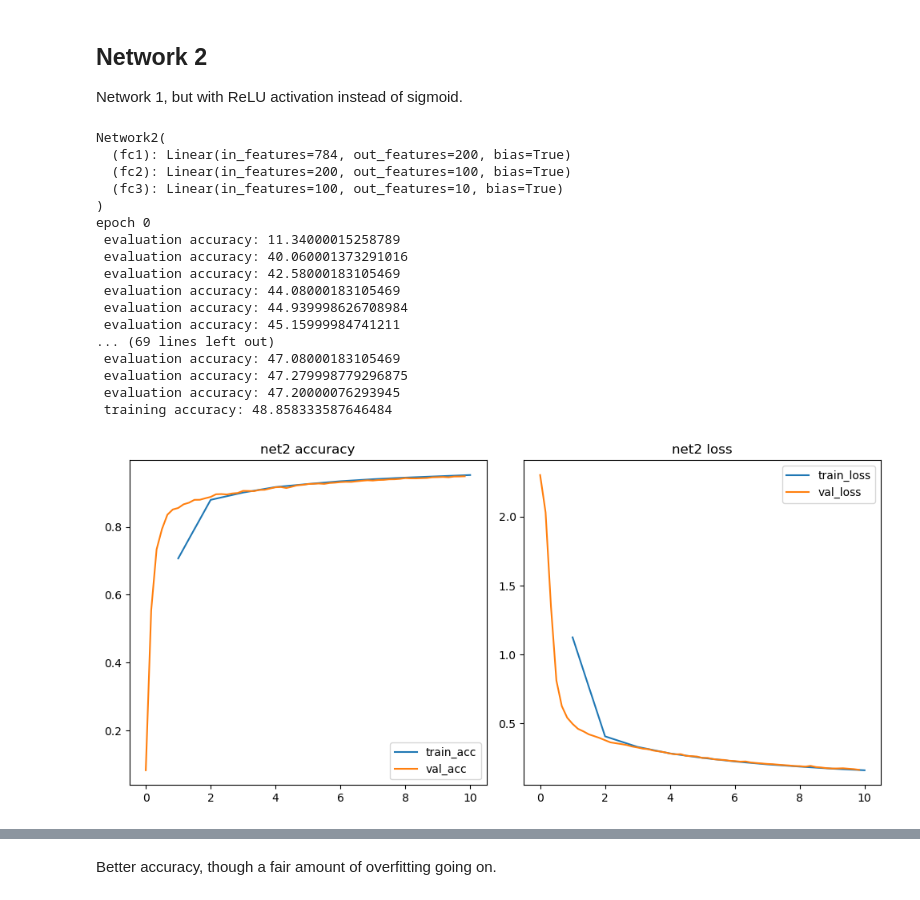
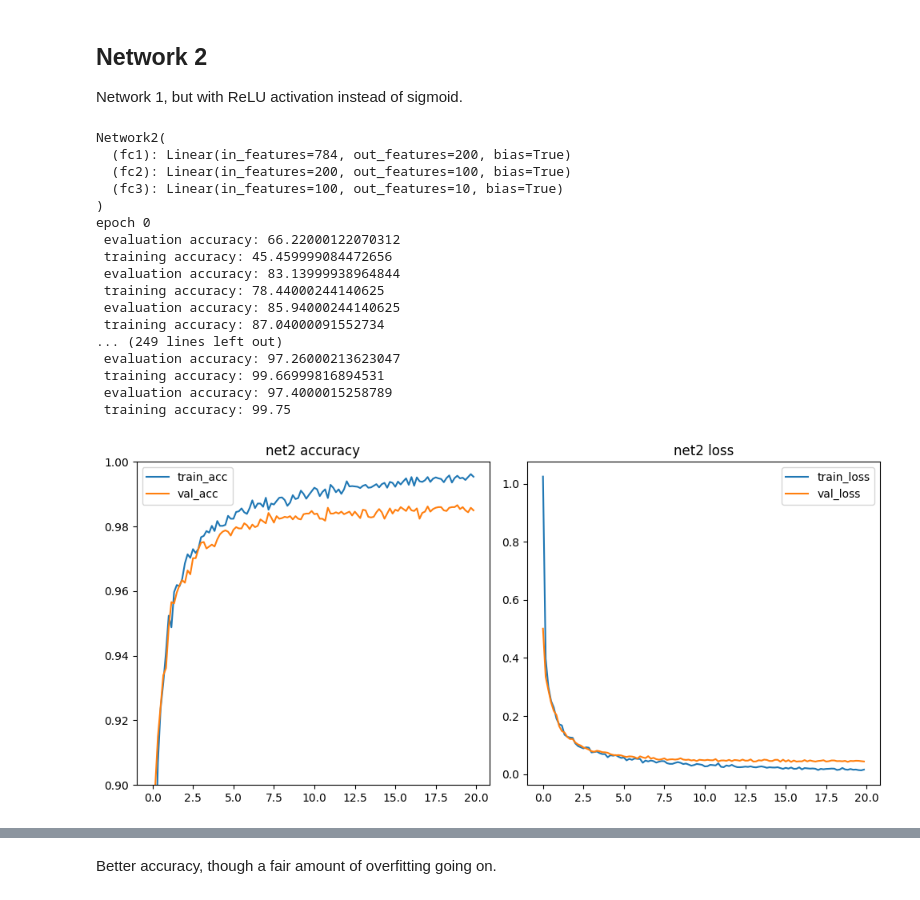
Before and after one commit to slothman3878/pytorch-playground, a Jupyter notebook: main.ipynb, the cells around one changed output, grey strips where cells are left out. Saved outputs shown, nothing was run; the diff lists cells and outputs as text; code cells hidden in the pictures.

```diff
--- a/main.ipynb
+++ b/main.ipynb
@@ -140,8 +140,8 @@ Terrible results, even if its only 10 epochs. Actually loses accuracy at a certa
 ## Network 2
 Network 1, but with ReLU activation instead of sigmoid.
 # %%
-eta = 0.3
-epochs = 10
+eta = 0.1
+epochs = 20
 
 # Create a SummaryWriter instance
 writer = SummaryWriter()
@@ -158,11 +158,11 @@ val_loss = []
 train_accs = []
 train_loss = []
 
+total_loss = 0.
+total_acc = (0, 0)
+
 for epoch in range(epochs):
     print(f"epoch {epoch}")
-
-    total_loss = 0.
-    total_acc = (0, 0)
 
     for i, (X, y) in enumerate(train_loader):
         net2.train() # training mode
@@ -177,8 +177,9 @@ for epoch in range(epochs):
         optimizer.step()
         optimizer.zero_grad()
 
-        if i % 100 == 0: # for every 100th batch
+        if i % 100 == 99: # for every 100th batch
             net2.eval() # evaluation mode
+
             with torch.no_grad():
                 total_val_loss = 0.
                 val_acc = (0, 0)
@@ -191,13 +192,16 @@ for epoch in range(epochs):
                 val_accs.append(val_acc)
                 val_loss.append(total_val_loss / len(validation_loader))
 
-        # Log scalar values
-        writer.add_scalar('Net2 Train Loss', total_loss.item(), epoch)
-        writer.add_scalar('Net2 Train Acc', total_acc, epoch)
+            print(f" training accuracy: {100 * total_acc[0] / total_acc[1]}")
+            train_accs.append(total_acc)
+            train_loss.append(total_loss / 100)
 
-    print(f" training accuracy: {100 * total_acc[0] / total_acc[1]}")
-    train_accs.append(total_acc)
-    train_loss.append(total_loss / len(train_loader))
+            # Log scalar values
+            writer.add_scalars('Net2 Loss', {'train': total_loss / 100, 'val': total_val_loss / len(validation_loader)}, epoch * len(train_loader) + i)
+            writer.add_scalars('Net2 Acc', {'train': total_acc[0] / total_acc[1], 'val': val_acc[0] / val_acc[1]}, epoch * len(train_loader) + i)
+
+            total_loss = 0.
+            total_acc = (0, 0)
 # %% [output]
 Network2(
   (fc1): Linear(in_features=784, out_features=200, bias=True)
@@ -205,41 +209,41 @@ Network2(
   (fc3): Linear(in_features=100, out_features=10, bias=True)
 )
 epoch 0
- evaluation accuracy: 11.34000015258789
- evaluation accuracy: 40.060001373291016
- evaluation accuracy: 42.58000183105469
- evaluation accuracy: 44.08000183105469
- evaluation accuracy: 44.939998626708984
- evaluation accuracy: 45.15999984741211
-... (69 lines left out)
- evaluation accuracy: 47.08000183105469
- evaluation accuracy: 47.279998779296875
- evaluation accuracy: 47.20000076293945
- training accuracy: 48.858333587646484
+ evaluation accuracy: 66.22000122070312
+ training accuracy: 45.459999084472656
+ evaluation accuracy: 83.13999938964844
+ training accuracy: 78.44000244140625
+ evaluation accuracy: 85.94000244140625
+ training accuracy: 87.04000091552734
+... (249 lines left out)
+ evaluation accuracy: 97.26000213623047
+ training accuracy: 99.66999816894531
+ evaluation accuracy: 97.4000015258789
+ training accuracy: 99.75
 # %%
 fig, ax = plt.subplots(1, 2)
 eval_per_epoch = 6
 
-ax[0].plot(range(1, epochs+1), [train_acc[0] / train_acc[1] for train_acc in train_accs], label='train_acc')
+ax[0].plot([i/eval_per_epoch for i in range(eval_per_epoch * epochs)], [train_acc[0] / train_acc[1] for train_acc in train_accs], label='train_acc')
 ax[0].plot([i/eval_per_epoch for i in range(eval_per_epoch * epochs)], [val_acc[0] / val_acc[1] for val_acc in val_accs], label='val_acc')
-# ax[0].set_ylim(0.8, 1.0)
+ax[0].set_ylim(0.9, 1.0)
 ax[0].set_title('net2 accuracy')
 ax[0].legend()
 
-ax[1].plot(range(1, epochs+1), train_loss, label='train_loss')
+ax[1].plot([i/eval_per_epoch for i in range(eval_per_epoch * epochs)], train_loss, label='train_loss')
 ax[1].plot([i/eval_per_epoch for i in range(eval_per_epoch * epochs)], val_loss, label='val_loss')
 ax[1].set_title('net2 loss')
 ax[1].legend()
 
 fig.set_figwidth(10)
 
 plt.tight_layout()
 plt.show()
 
 final_acc = (train_accs[-1], val_accs[-1])
 final_loss = (train_loss[-1], val_loss[-1])
 
 print(f"final loss: train {final_loss[0]} v eval {final_loss[1]}")
 print(f"final acc: train {final_acc[0][0] / final_acc[0][1]} v eval {final_acc[1][0] / final_acc[1][1]}")
 # %% [output]
-[figure, old version]
+[figure, new version]
```
Also changed, not shown: parts of 7 cells of this notebook, 1 other file.
